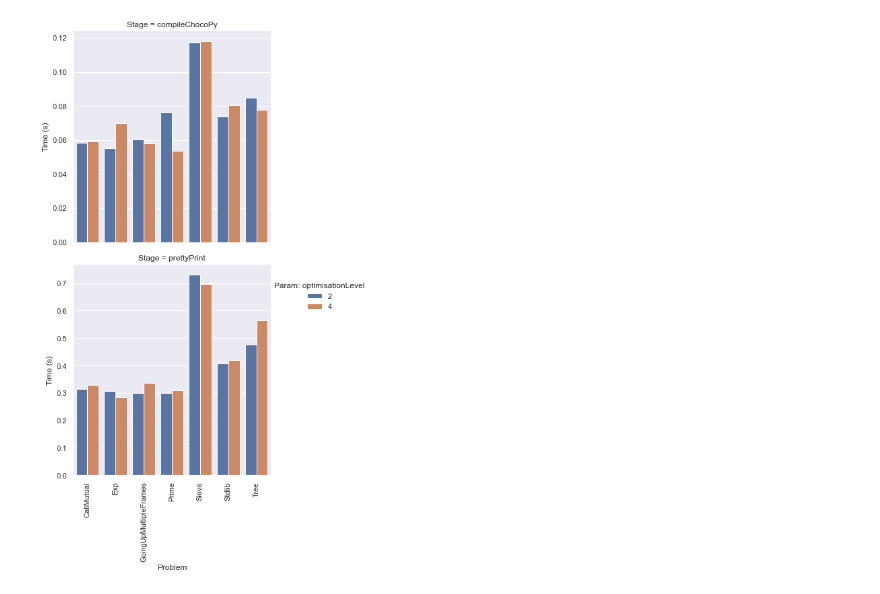
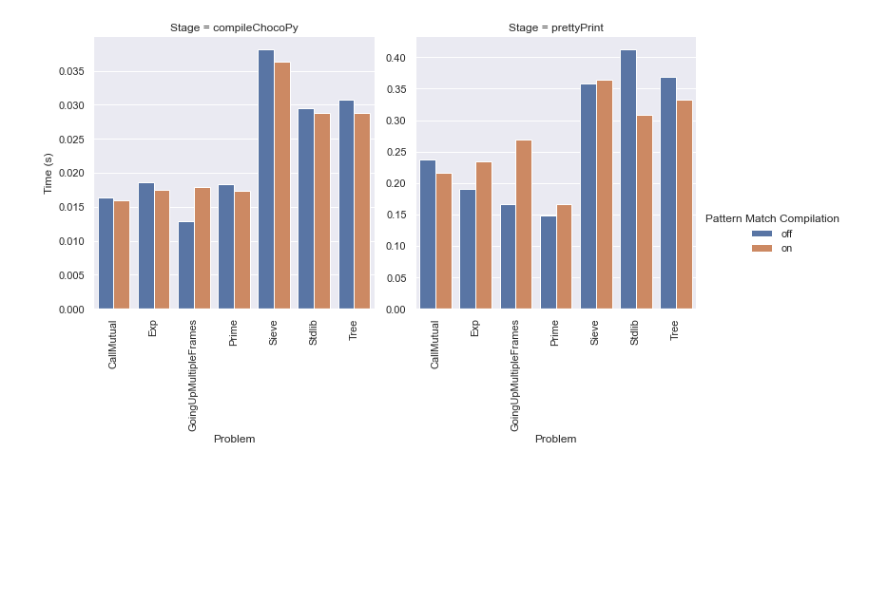
Before and after one commit to metaborg/stratego, a Jupyter notebook: stratego.build.spoofax2.benchmark/analysis/Example plots.ipynb, the cells around one changed output. Cells and saved outputs as stored; diff of their text form; code cells hidden in the pictures; blank space fills up the shorter version.

```diff
--- a/stratego.build.spoofax2.benchmark/analysis/Example plots.ipynb
+++ b/stratego.build.spoofax2.benchmark/analysis/Example plots.ipynb
@@ -27,7 +38,10 @@ os.makedirs(THESIS_TABLE_DIR, exist_ok=True)
 # %%
 # Load data
 results_files = [
-    "20211117-210600 chocopy.csv"
+    # "20220113-094204 chocopy.csv",
+    "20220113-224422 -f 1.csv"
+    # "20211229-180617 chocopy.csv"
+    # "20211117-210600 chocopy.csv"
 #     "20211014-124146 -p optimisationLevel=4 -f 2 -wi 2 -i 3 run.csv",
 #     "20211013-114213_results-compilespace.csv"
 #     "20211013-114213_results-compilespace.csv"
@@ -40,7 +54,7 @@ results_files = [
 #     "results-compilespace.csv",
 ]
 
-df_raw = pd.concat(map(lambda f: pd.read_csv(f"results/{f}"), results_files), ignore_index=True)
+df_raw = pd.concat(map(lambda f: pd.read_csv(f"results/{f}", na_filter=False, converters={"Param: optimisationLevel": optlevel_to_label}), results_files), ignore_index=True).rename(columns={"Param: optimisationLevel": "Pattern Match Compilation", "Param: problemSize": "Problem Size", "Param: sharedConstructors": "Shared Constructors", "Param: switchImplementation": "Codegen Implementation"})
 df_raw.info()
 # %% [output]
 <class 'pandas.core.frame.DataFrame'>
@@ -69,7 +82,7 @@ for col in ["Score", "Score Error (99.9%)"]:
 
 # df_raw
 # %%
-df_raw["Param: optimisationLevel"] = df_raw["Param: optimisationLevel"].astype("string")
+df_raw["Pattern Match Compilation"] = df_raw["Pattern Match Compilation"].astype("string")
 # %%
 df = df_raw[df_raw.Benchmark.str.endswith("jfr") == False].copy()
 df
@@ -198,7 +147,7 @@ def count_constructors_in_file(program_name):
     except:
         return np.nan
 
-df["Number of constructors"] = (df["Problem"].str.lower() + df["Param: problemSize"].astype("str").mask(df["Param: problemSize"]==-1, "")).map(count_constructors_in_file)
+df["Number of constructors"] = (df["Problem"].str.lower() + df["Problem Size"].astype("str").mask(df["Problem Size"]==-1, "")).map(count_constructors_in_file)
 # %%
 ## Plot-specific settings
 configs = [
@@ -389,8 +471,8 @@ for problem in ["Benchexpr", "Bubblesort", "Hanoi"]:
 # %%
-df_unscaledproblem = df[df["Param: problemSize"] == -1]
+df_unscaledproblem = df[df["Problem Size"] == -1]
 
 print(df_unscaledproblem.to_latex(
-    columns=["Problem", "Stage", "Samples", "Score", "Score Error (99.9%)", "Param: optimisationLevel", "Param: switchImplementation"]
+    columns=["Problem", "Stage", "Samples", "Score", "Score Error (99.9%)", "Pattern Match Compilation", "Codegen Implementation"]
 ))
 
 df_unscaledproblem
@@ -428,17 +510,25 @@ df_unscaledproblem
 # %%
 g = sns.catplot(
-    data = df_unscaledproblem.loc[(df_unscaledproblem["Param: optimisationLevel"] == "2") | (df_unscaledproblem["Param: switchImplementation"] == "hash-switch")],
+    data = df_unscaledproblem.loc[df_unscaledproblem["Benchmark"].str.contains("chocopy") & ((df_unscaledproblem["Pattern Match Compilation"] == optlevel_to_label("2")) | (df_unscaledproblem["Codegen Implementation"] == "hash-switch"))],
     x = "Problem",
     y = "Score",
-    row = "Stage",
-    hue = "Param: optimisationLevel",
+    col = "Stage",
+    hue = "Pattern Match Compilation",
     kind = "bar",
     sharey=False,
 )
 
 g.set_ylabels("Time (s)")
-plt.xticks(rotation=90)
+for _, ax in g.axes_dict.items():
+    locs = ax.get_xticks()
+    labels = ax.get_xticklabels()
+    ax.set_xticks(locs, labels, rotation=90)
+# plt.xticks(rotation=90)
+
+# g.map(plt.errorbar, "Problem", "Score", "Score Error (99.9%)", marker="o")
+# g.map(plt.xticks, "Problem", "Score", rotation=90)
 
 plt.savefig(f"{PLOT_DIR}/{'_'.join(results_files)}-unscaled.png")
+plt.savefig(f"{THESIS_FIGURE_DIR}/chocopy-alltimes.pdf")
 # %% [output]
-[figure, old version]
+[figure, new version]
```
Also changed, not shown: parts of 21 cells of this notebook, 26 other files.
